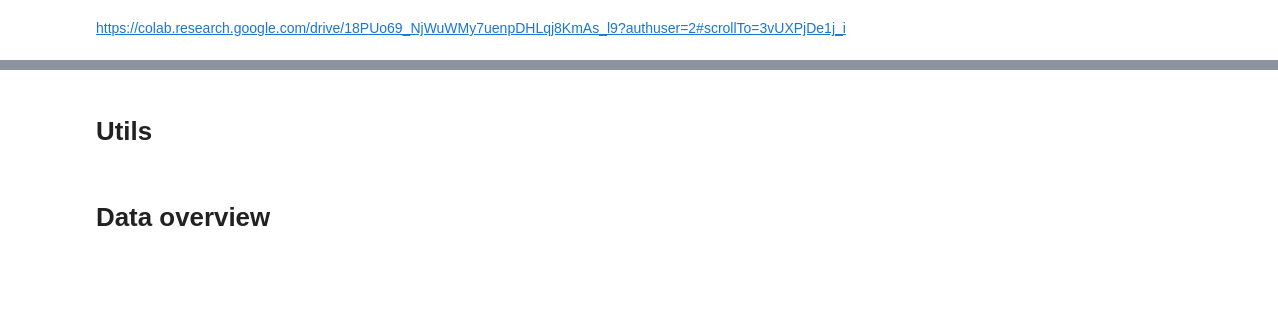
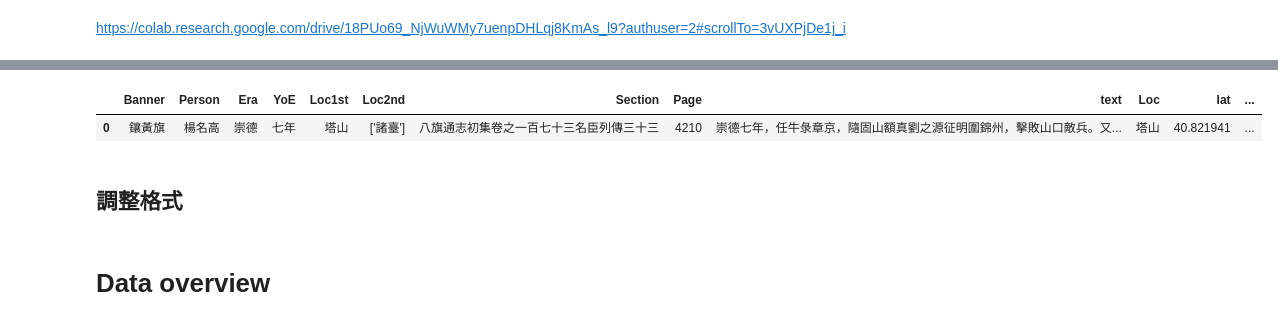
Before and after one commit to tinafanfan/My-Python, a Jupyter notebook: EDA.ipynb, the cells around one changed output, grey strips where cells are left out. Saved outputs shown, nothing was run; the diff lists cells and outputs as text; code cells hidden in the pictures; blank space fills up the shorter version.

```diff
--- a/EDA.ipynb
+++ b/EDA.ipynb
@@ -57,2 +43,7 @@ data_df
+# %%
+data_df.iloc[0:1,:]
+# %% [output]
+|  | Banner | Person | Era | YoE | Loc1st | Loc2nd | Section | Page | text | Loc | lat | ... |
+| 0 | 鑲黃旗 | 楊名高 | 崇德 | 七年 | 塔山 | ['諸臺'] | 八旗通志初集卷之一百七十三名臣列傳三十三 | 4210 | 崇德七年，任牛彔章京，隨固山額真劉之源征明圍錦州，擊敗山口敵兵。又... | 塔山 | 40.821941 | ... |
 # %% [markdown]
-# Utils
+## 調整格式
```
Also changed, not shown: parts of 43 cells of this notebook.
